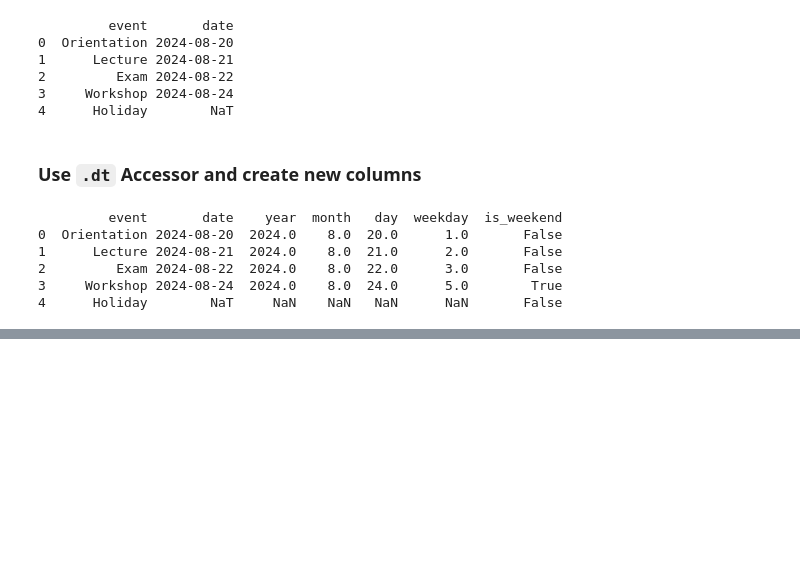
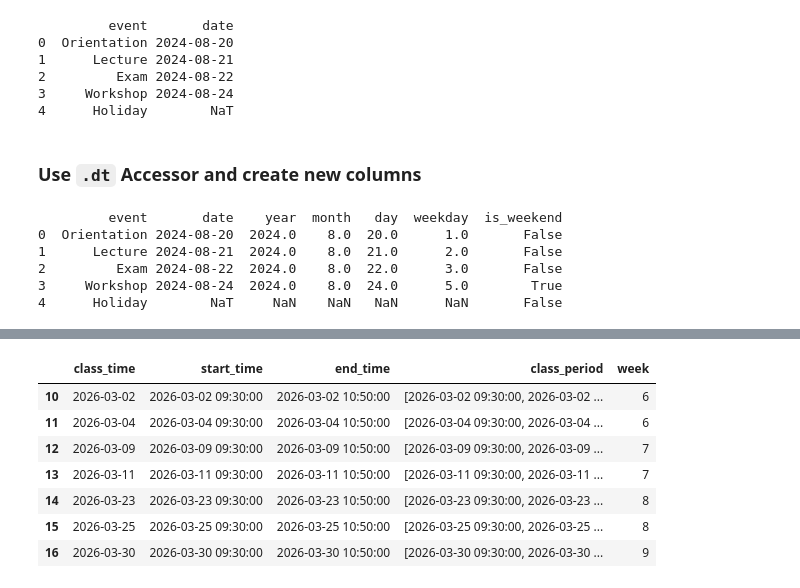
Before and after one commit to jieshu-wang-SBU/EST389_371_2026_spring, a Jupyter notebook: lectures/08-core_data_manipulation/08-04_Datetime_operations.ipynb, the cells around one changed output, grey strips where cells are left out. Saved outputs shown, nothing was run; the diff lists cells and outputs as text; code cells hidden in the pictures; blank space fills up the shorter version.

```diff
--- a/lectures/08-core_data_manipulation/08-04_Datetime_operations.ipynb
+++ b/lectures/08-core_data_manipulation/08-04_Datetime_operations.ipynb
@@ -51,0 +192,18 @@ print(df)
+# %%
+# Filter a Specific Time Period (March)
+
+march_classes = df[
+    (df["class_time"] >= "2026-03-01") &
+    (df["class_time"] <= "2026-03-31")
+]
+
+march_classes
+# %% [output]
+|  | class_time | start_time | end_time | class_period | week |
+| 10 | 2026-03-02 | 2026-03-02 09:30:00 | 2026-03-02 10:50:00 | [2026-03-02 09:30:00, 2026-03-02 ... | 6 |
+| 11 | 2026-03-04 | 2026-03-04 09:30:00 | 2026-03-04 10:50:00 | [2026-03-04 09:30:00, 2026-03-04 ... | 6 |
+| 12 | 2026-03-09 | 2026-03-09 09:30:00 | 2026-03-09 10:50:00 | [2026-03-09 09:30:00, 2026-03-09 ... | 7 |
+| 13 | 2026-03-11 | 2026-03-11 09:30:00 | 2026-03-11 10:50:00 | [2026-03-11 09:30:00, 2026-03-11 ... | 7 |
+| 14 | 2026-03-23 | 2026-03-23 09:30:00 | 2026-03-23 10:50:00 | [2026-03-23 09:30:00, 2026-03-23 ... | 8 |
+| 15 | 2026-03-25 | 2026-03-25 09:30:00 | 2026-03-25 10:50:00 | [2026-03-25 09:30:00, 2026-03-25 ... | 8 |
+| 16 | 2026-03-30 | 2026-03-30 09:30:00 | 2026-03-30 10:50:00 | [2026-03-30 09:30:00, 2026-03-30 ... | 9 |
```
Also changed, not shown: parts of 23 cells of this notebook.
